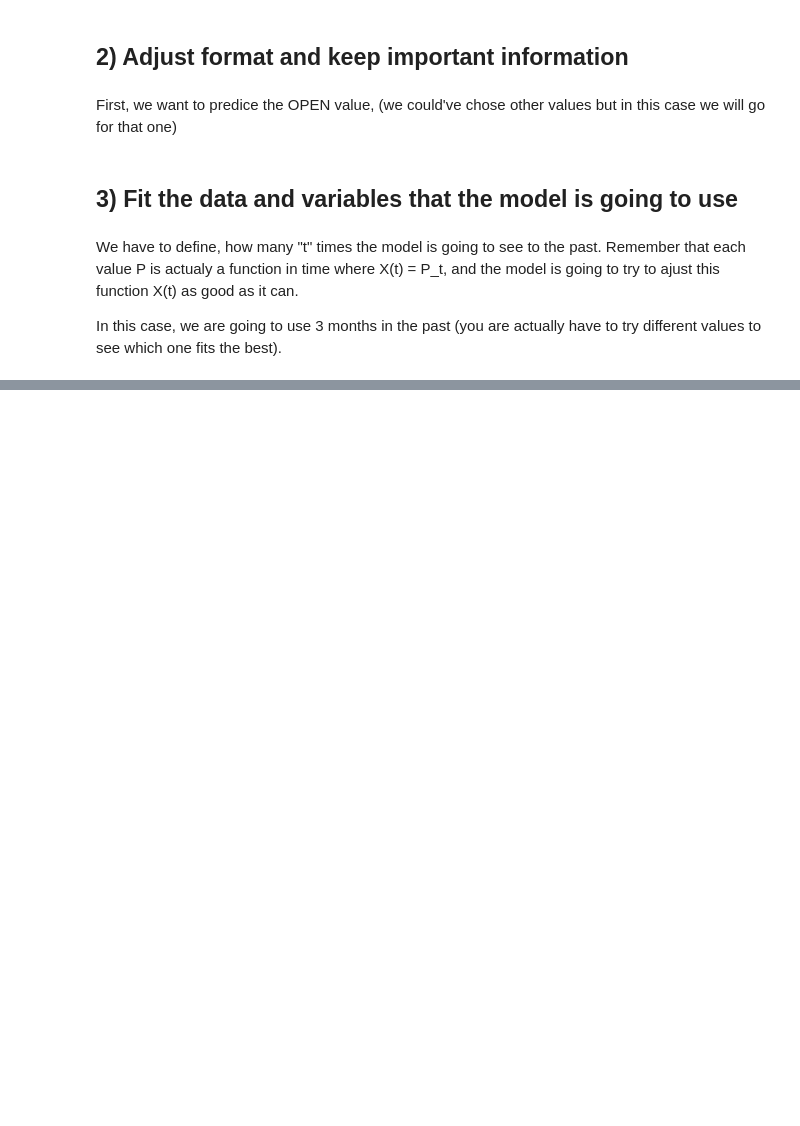
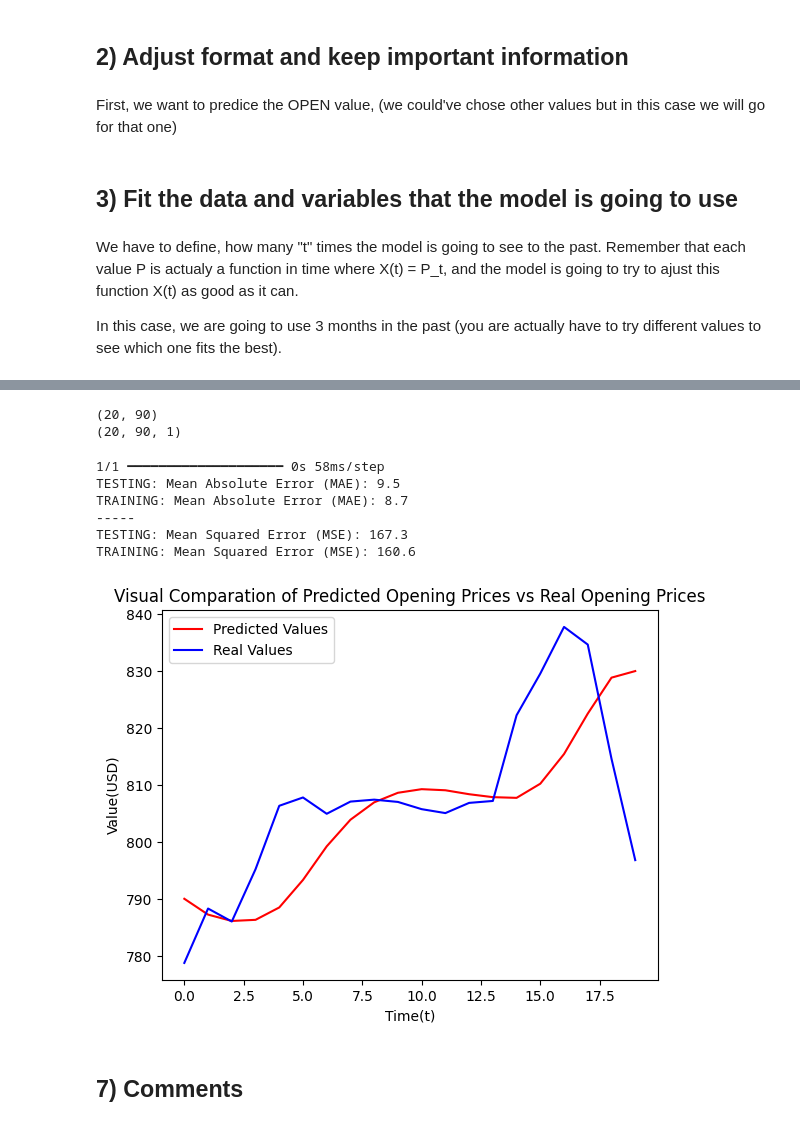
Before and after one commit to aagodoy1/ML-projects-with-explanations-, a Jupyter notebook: Recurrent Neural Networks/RNN.ipynb, the cells around one changed output, grey strips where cells are left out. Cells and saved outputs as stored; diff of their text form; code cells hidden in the pictures; blank space fills up the shorter version.

```diff
--- a/Recurrent Neural Networks/RNN.ipynb
+++ b/Recurrent Neural Networks/RNN.ipynb
@@ -115,0 +269,59 @@ list
+# %%
+test_set = df_testing_concatenated['Open'].to_frame().values
+test_set_scaled = scaler.transform(test_set) # DON'T FORGET TO SCALED IT, but no usin fit_transform but just transform.
+
+X_test = []
+## We had 20 values in the testing set, and we added extra 90 at the beggining, which means now we have 110. We only want to predict the last 20.
+# That means we have to go from i = 0 to i = 20, and taking 90 values lenght for each i value.
+for i in range(0, len(test_set_scaled)-90):
+    X_test.append(test_set_scaled[i:i+90,0])
+
+# NOTE: IMPORTANT! This code only takes until the value of the row before the last one. Why doesn't it take take the last one too?
+# Because we want to predict the last row, however, we are not using it to make a prediction itself.
+
+X_test = np.array(X_test)
+
+print(X_test.shape)
+X_test = np.reshape(X_test, (len(X_test), X_test.shape[1], 1)) # Don't forget to reshape
+print(X_test.shape)
+# %% [output]
+(20, 90)
+(20, 90, 1)
+# %%
+y_predic_scaled = nn.predict(X_test)
+y_predic = scaler.inverse_transform(y_predic_scaled) # PREDICTED VALUES
+y_test = df_testing['Open'].to_frame().values # REAL VALUES
+
+#Check some values
+mae_test = mean_absolute_error(y_test, y_predic)
+print('TESTING: Mean Absolute Error (MAE):', round(mae_test,1))
+mae_training = mean_absolute_error(training_reaL_values, training_prediction)
+print('TRAINING: Mean Absolute Error (MAE):', round(mae_training,1))
+
+
+print("-----")
+
+
+mse_test = mean_squared_error(y_test, y_predic)
+print('TESTING: Mean Squared Error (MSE):', round(mse_test,1))
+mse_training = mean_squared_error(training_reaL_values, training_prediction)
+print('TRAINING: Mean Squared Error (MSE):', round(mse_training,1))
+# %% [output]
+1/1 ━━━━━━━━━━━━━━━━━━━━ 0s 58ms/step
+TESTING: Mean Absolute Error (MAE): 9.5
+TRAINING: Mean Absolute Error (MAE): 8.7
+-----
+TESTING: Mean Squared Error (MSE): 167.3
+TRAINING: Mean Squared Error (MSE): 160.6
+# %%
+plt.plot(y_predic, color = 'red', label = 'Predicted Values')
+plt.plot(y_test, color = 'blue', label = 'Real Values')
+plt.title('Visual Comparation of Predicted Opening Prices vs Real Opening Prices')
+plt.xlabel('Time(t)')
+plt.ylabel('Value(USD)')
+plt.legend()
+plt.show()
+# %% [output]
+[figure, added]
+# %% [markdown]
+## 7) Comments
```
Also changed, not shown: parts of 12 cells of this notebook, 1 other file.
